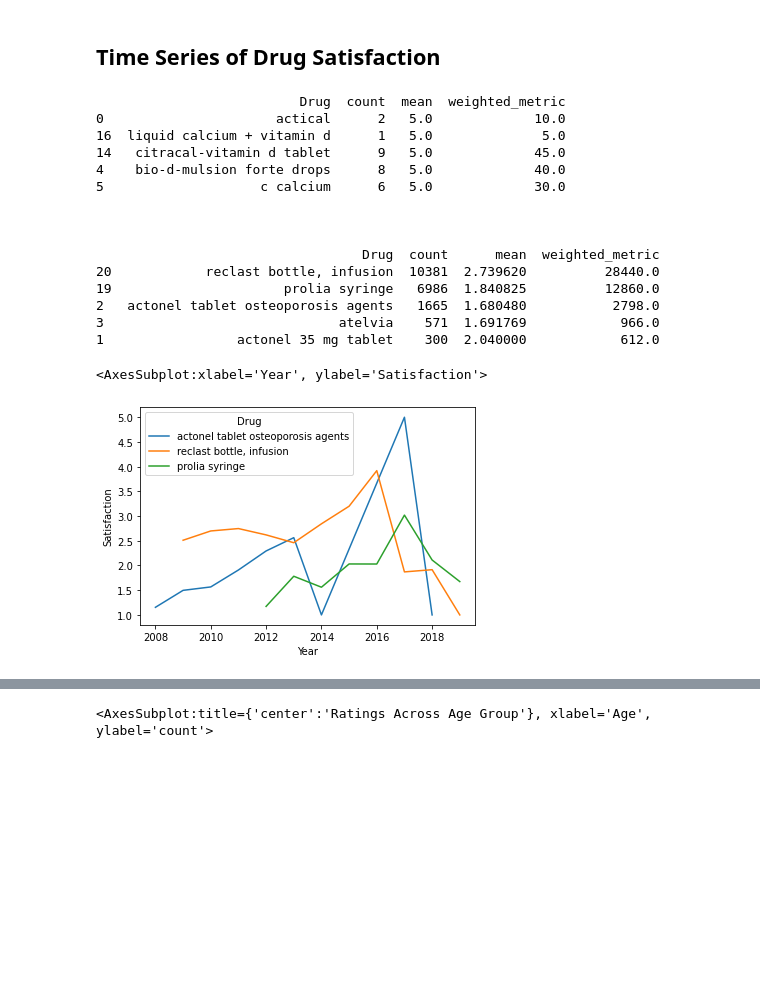
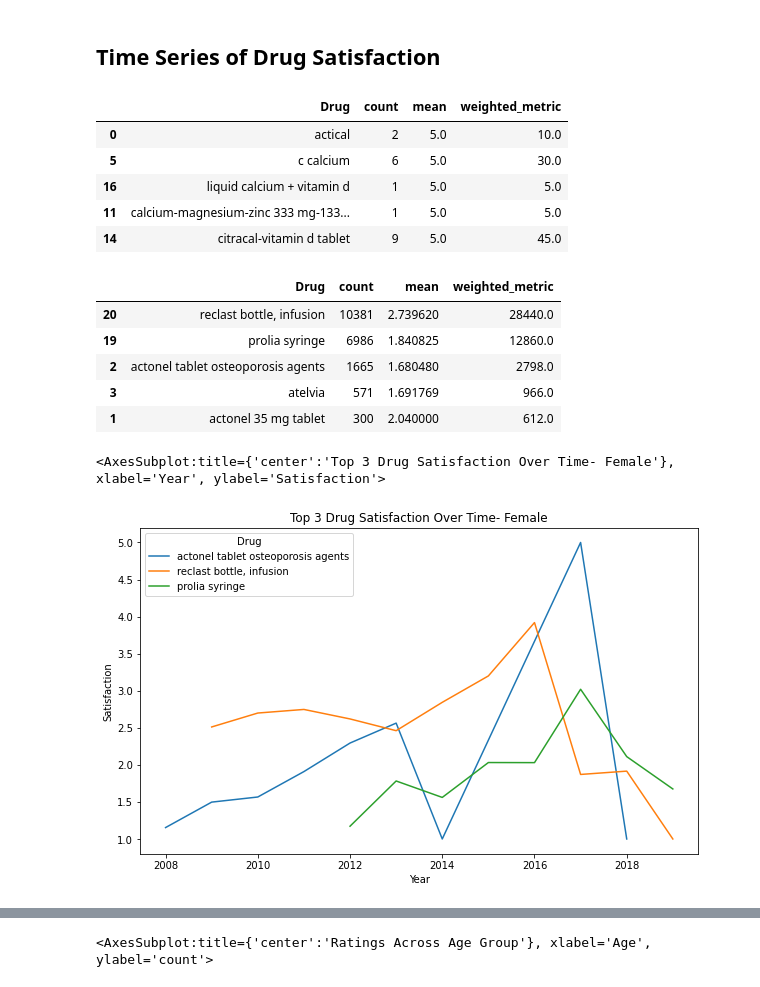
Before and after one commit to woonsupkim/DrugReview, a Jupyter notebook: EDA.ipynb, the cells around one changed output, grey strips where cells are left out. Drawn from its saved outputs; the diff is of its cells as text; code cells hidden in the pictures; blank space fills up the shorter version.

```diff
--- a/EDA.ipynb
+++ b/EDA.ipynb
@@ -107,7 +107,7 @@ number of drugs:  (71,)
 # ONLY Osteoporosis and TYMLOS related condition
 # %%
 df_ost = df[df['Condition'] == "Osteoporosis"]
-df_ost2 = df[df['Condition'] == "osteoporosis in postmenopausal woman at high risk for fracture"]
+df_ost2 = df.loc[df['Drug'].str.contains("tymlos", case=False)]
 df_ost = pd.concat([df_ost,df_ost2])
 df_ost['Year'] = df_ost['Date'].dt.year
 # %%
@@ -148,5 +148,6 @@ Reviews with useful count = 0:  18
 # %%
 df_ost = df_ost.loc[df_ost.index.repeat(df_ost.UsefulCount)]
+df_ost = pd.concat([df_ost,df_ost2])
 df_ost
 # %% [output]
 |  | Age | Condition | Date | Drug | DrugId | EaseofUse | Effectiveness | Reviews | Satisfaction | ... |
@@ -187,37 +188,38 @@ plt.subplots_adjust(left=0.1,
 #Top 5 Drugs considering both count and average satisfaction
 df_tmp = df_ost.groupby('Drug')['Satisfaction'].agg(count='size', mean='mean').reset_index()
 df_tmp['weighted_metric'] = (df_tmp['mean'] * df_tmp['count'])
-print(df_tmp.sort_values(by = ['mean'], ascending = False).head(5))
+display(df_tmp.sort_values(by = ['mean'], ascending = False).head(5))
 print('\n\n')
-print(df_tmp.sort_values(by = ['weighted_metric'], ascending = False).head(5))
+display(df_tmp.sort_values(by = ['count'], ascending = False).head(5))
 # %% [output]
-                          Drug  count  mean  weighted_metric
-0                      actical      2   5.0             10.0
-16  liquid calcium + vitamin d      1   5.0              5.0
-14   citracal-vitamin d tablet      9   5.0             45.0
-4    bio-d-mulsion forte drops      8   5.0             40.0
-5                    c calcium      6   5.0             30.0
-
-
-
-                                  Drug  count      mean  weighted_metric
-20            reclast bottle, infusion  10381  2.739620          28440.0
-19                      prolia syringe   6986  1.840825          12860.0
-2   actonel tablet osteoporosis agents   1665  1.680480           2798.0
-3                              atelvia    571  1.691769            966.0
-1                 actonel 35 mg tablet    300  2.040000            612.0
+|  | Drug | count | mean | weighted_metric |
+| 0 | actical | 2 | 5.0 | 10.0 |
+| 5 | c calcium | 6 | 5.0 | 30.0 |
+| 16 | liquid calcium + vitamin d | 1 | 5.0 | 5.0 |
+| 11 | calcium-magnesium-zinc 333 mg-133... | 1 | 5.0 | 5.0 |
+| 14 | citracal-vitamin d tablet | 9 | 5.0 | 45.0 |
+|  | Drug | count | mean | weighted_metric |
+| 20 | reclast bottle, infusion | 10381 | 2.739620 | 28440.0 |
+| 19 | prolia syringe | 6986 | 1.840825 | 12860.0 |
+| 2 | actonel tablet osteoporosis agents | 1665 | 1.680480 | 2798.0 |
+| 3 | atelvia | 571 | 1.691769 | 966.0 |
+| 1 | actonel 35 mg tablet | 300 | 2.040000 | 612.0 |
 # %%
 df_drug1 = df_ost.loc[df_ost['Drug'].str.contains("reclast bottle, infusion", case=False)]
 df_drug2 = df_ost.loc[df_ost['Drug'].str.contains("prolia syringe", case=False)]
 df_drug3 = df_ost.loc[df_ost['Drug'].str.contains("actonel tablet osteoporosis agents", case=False)]
 #df_drug4 = df_ost.loc[df_ost['Drug'].str.contains("atelvia", case=False)]
 #df_drug5 = df_ost.loc[df_ost['Drug'].str.contains("actonel 35 mg tablet", case=False)]
 
 
 df_drugs = pd.concat([df_drug1, df_drug2, df_drug3])
 
+
+fig, ax = plt.subplots()
+fig.set_size_inches(10,6)
+plt.title('Top 3 Drug Satisfaction Over Time- Female')
 sns.lineplot(x = 'Year', y = 'Satisfaction', hue = 'Drug', data=df_drugs.groupby(["Year", "Drug"])["Satisfaction"].mean().reset_index())
 # %% [output]
-<AxesSubplot:xlabel='Year', ylabel='Satisfaction'>
+<AxesSubplot:title={'center':'Top 3 Drug Satisfaction Over Time- Female'}, xlabel='Year', ylabel='Satisfaction'>
-[figure, old version]
+[figure, new version]
 # %%
```
Also changed, not shown: parts of 16 cells of this notebook.
